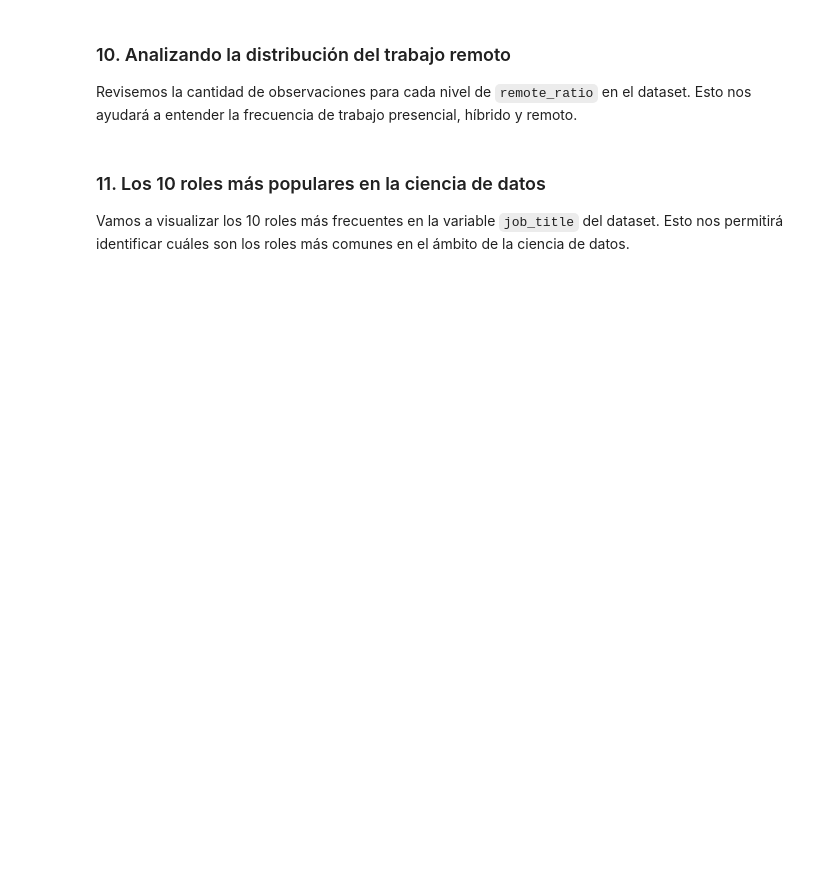
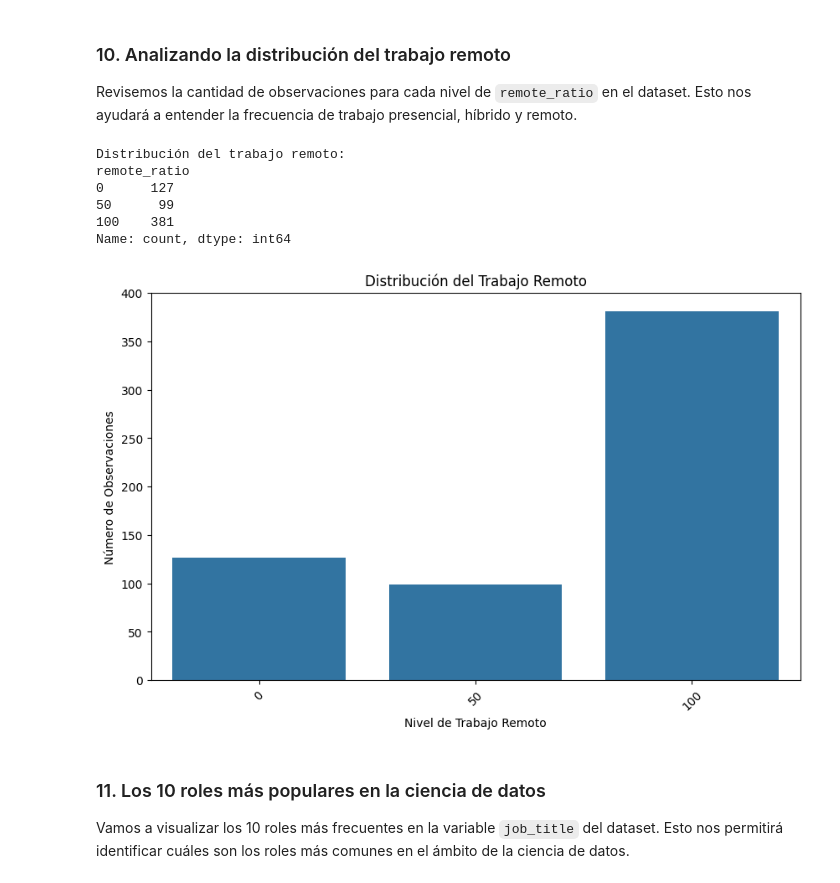
Before and after one commit to VictoriaEFernandez/proyecto-Final-CursoPy, a Jupyter notebook: Proyecto_Integrador_Nº3_Victoria_Fernandez.ipynb, the cells around one changed output. Drawn from its saved outputs; the diff is of its cells as text; code cells hidden in the pictures; blank space fills up the shorter version.

```diff
--- a/Proyecto_Integrador_Nº3_Victoria_Fernandez.ipynb
+++ b/Proyecto_Integrador_Nº3_Victoria_Fernandez.ipynb
@@ -152,6 +379,40 @@ Vamos a revisar cuántas observaciones tenemos para cada año en la variable `wo
 ### 10. Analizando la distribución del trabajo remoto
 
 Revisemos la cantidad de observaciones para cada nivel de `remote_ratio` en el dataset. Esto nos ayudará a entender la frecuencia de trabajo presencial, híbrido y remoto.
+# %%
+def analizarDistribucionTrabajoRemoto(df):
+    # Verificar si el DataFrame no está vacío
+    if df is not None:
+        # Contar cuántas veces aparece cada valor en la columna 'remote_ratio'
+        observaciones_por_remote = df['remote_ratio'].value_counts().sort_index()
+
+        # Mostrar la distribución en forma de tabla
+        print("Distribución del trabajo remoto:")
+        print(observaciones_por_remote)
+
+        # Visualizar la distribución en un gráfico de barras
+        plt.figure(figsize=(10, 6))
+        sns.barplot(x=observaciones_por_remote.index, y=observaciones_por_remote.values)
+
+        # Agregar etiquetas y título al gráfico
+        plt.xlabel('Nivel de Trabajo Remoto')
+        plt.ylabel('Número de Observaciones')
+        plt.title('Distribución del Trabajo Remoto')
+        plt.xticks(rotation=45)  # Rotar etiquetas del eje x para mejor legibilidad
+        plt.show()
+    else:
+        print("El DataFrame está vacío.")
+
+# Llama a la función pasando tu DataFrame
+analizarDistribucionTrabajoRemoto(data)
+# %% [output]
+Distribución del trabajo remoto:
+remote_ratio
+0      127
+50      99
+100    381
+Name: count, dtype: int64
+[figure, added]
 # %% [markdown]
 ### 11. Los 10 roles más populares en la ciencia de datos
 
```
Also changed, not shown: parts of 17 cells of this notebook.
